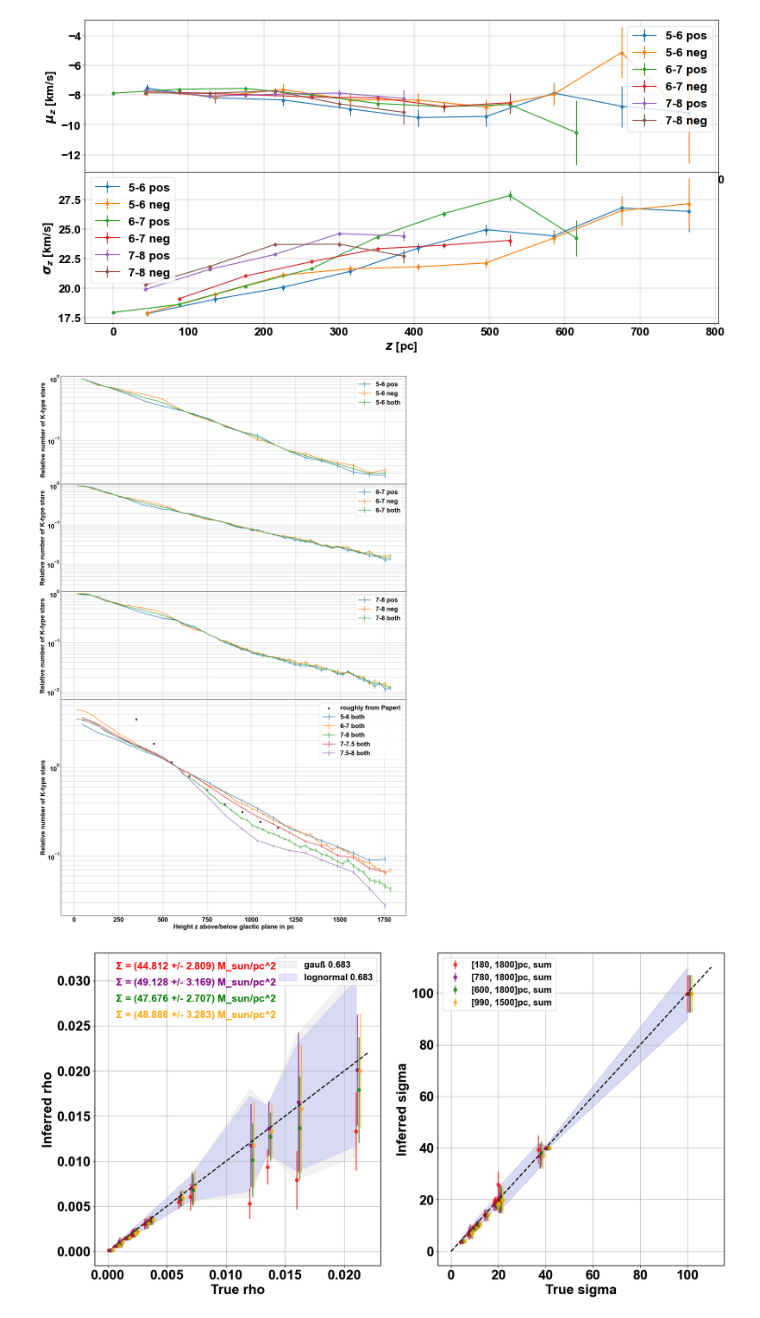
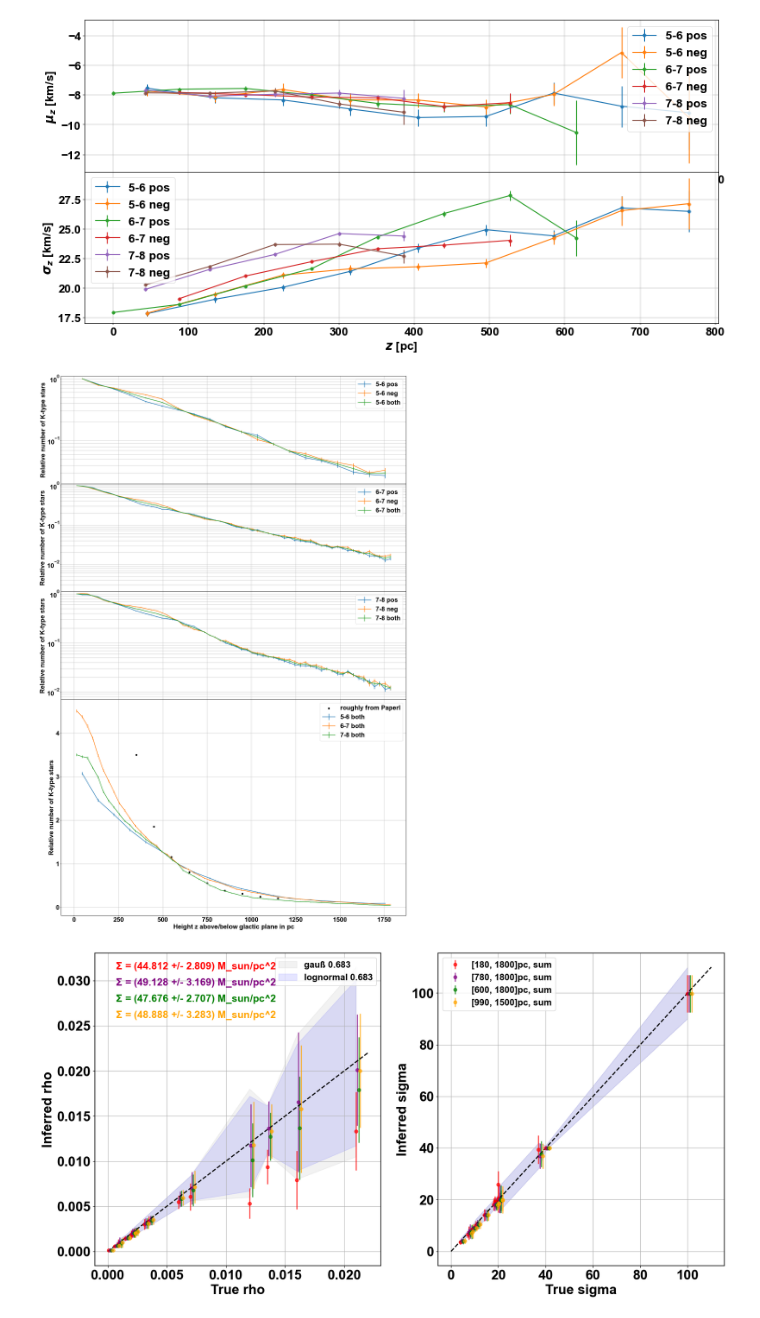
Before and after one commit to rubba0220/Bachelorarbeit, a Jupyter notebook: GaiaDR3_Data ohne prefilter.ipynb, the cells around one changed output. Drawn from its saved outputs; the diff is of its cells as text; code cells hidden in the pictures.

```diff
--- a/GaiaDR3_Data ohne prefilter.ipynb
+++ b/GaiaDR3_Data ohne prefilter.ipynb
@@ -331,6 +327,34 @@ pos_78 = np.where(zz_real_78 >= 0)
 neg_78 = np.where(zz_real_78 < 0)
 n_sum_78 = (n_real_78[pos_78]+np.flip(n_real_78[neg_78]))
 
+n_real_5055 = np.loadtxt('real data/n_5055_o.txt')
+bins_5055 = np.loadtxt('real data/bins_5055_o.txt')
+zz_real_5055 = (bins_5055[1:]+bins_5055[:-1])/2
+pos_5055 = np.where(zz_real_5055 >= 0)
+neg_5055 = np.where(zz_real_5055 < 0)
+n_sum_5055 = (n_real_5055[pos_5055]+np.flip(n_real_5055[neg_5055]))
+
+n_real_5560 = np.loadtxt('real data/n_5560_o.txt')
+bins_5560 = np.loadtxt('real data/bins_5560_o.txt')
+zz_real_5560 = (bins_5560[1:]+bins_5560[:-1])/2
+pos_5560 = np.where(zz_real_5560 >= 0)
+neg_5560 = np.where(zz_real_5560 < 0)
+n_sum_5560 = (n_real_5560[pos_5560]+np.flip(n_real_5560[neg_5560]))
+
+n_real_5065 = np.loadtxt('real data/n_5065_o.txt')
+bins_5065 = np.loadtxt('real data/bins_5065_o.txt')
+zz_real_5065 = (bins_5065[1:]+bins_5065[:-1])/2
+pos_5065 = np.where(zz_real_5065 >= 0)
+neg_5065 = np.where(zz_real_5065 < 0)
+n_sum_5065 = (n_real_5065[pos_5065]+np.flip(n_real_5065[neg_5065]))
+
+n_real_5565 = np.loadtxt('real data/n_5565_o.txt')
+bins_5565 = np.loadtxt('real data/bins_5565_o.txt')
+zz_real_5565 = (bins_5565[1:]+bins_5565[:-1])/2
+pos_5565 = np.where(zz_real_5565 >= 0)
+neg_5565 = np.where(zz_real_5565 < 0)
+n_sum_5565 = (n_real_5565[pos_5565]+np.flip(n_real_5565[neg_5565]))
+
 n_real_7075 = np.loadtxt('real data/n_7075_o.txt')
 bins_7075 = np.loadtxt('real data/bins_7075_o.txt')
 zz_real_7075 = (bins_7075[1:]+bins_7075[:-1])/2
@@ -350,11 +374,19 @@ fig, ax = plt.subplots(4,1, figsize=(20,30), gridspec_kw={'height_ratios': [1, 1
 ax[0].set_yscale("log")
 ax[1].set_yscale("log")
 ax[2].set_yscale("log")
-ax[3].set_yscale("log")
+# ax[3].set_yscale("log")
+# ax[4].set_yscale("log")
 
 ax[0].errorbar(zz_real[pos], n_real[pos]/n_real[pos][0], yerr=np.sqrt(n_real)[pos]/n_real[pos][0], label="5-6 pos")
 ax[0].errorbar(abs(zz_real[neg]), n_real[neg]/n_real[neg][-1], yerr=np.sqrt(n_real)[neg]/n_real[neg][-1], label="5-6 neg")
 ax[0].errorbar(zz_real[pos], n_sum/n_sum[0], yerr=np.sqrt(n_sum)/n_sum[0], label="5-6 both")
+
+# ax[4].errorbar(zz_real_5055[pos_5055], n_real_5055[pos_5055]/n_real_5055[pos_5055][0], yerr=np.sqrt(n_real_5055)[pos_5055]/n_real_5055[pos_5055][0], label="5-5.5 pos")
+# ax[4].errorbar(abs(zz_real_5055[neg_5055]), n_real_5055[neg_5055]/n_real_5055[neg_5055][-1], yerr=np.sqrt(n_real_5055)[neg_5055]/n_real_5055[neg_5055][-1], label="5-5.5 neg")
+# ax[4].errorbar(zz_real_5055[pos_5055], n_sum_5055/n_sum_5055[0], yerr=np.sqrt(n_sum_5055)/n_sum_5055[0], label="5-5.5 both")
+# ax[4].errorbar(zz_real_5560[pos_5560], n_real_5560[pos_5560]/n_real_5560[pos_5560][0], yerr=np.sqrt(n_real_5560)[pos_5560]/n_real_5560[pos_5560][0], label="5.5-6 pos")
+# ax[4].errorbar(abs(zz_real_5560[neg_5560]), n_real_5560[neg_5560]/n_real_5560[neg_5560][-1], yerr=np.sqrt(n_real_5560)[neg_5560]/n_real_5560[neg_5560][-1], label="5.5-6 neg")
+# ax[4].errorbar(zz_real_5560[pos_5560], n_sum_5560/n_sum_5560[0], yerr=np.sqrt(n_sum_5560)/n_sum_5560[0], label="5.5-6 both")
 
 ax[1].errorbar(zz_real_67[pos_67], n_real_67[pos_67]/n_real_67[pos_67][0], yerr=np.sqrt(n_real_67)[pos_67]/n_real_67[pos_67][0], label="6-7 pos")
 ax[1].errorbar(abs(zz_real_67[neg_67]), n_real_67[neg_67]/n_real_67[neg_67][-1], yerr=np.sqrt(n_real_67)[neg_67]/n_real_67[neg_67][-1], label="6-7 neg")
@@ -366,37 +398,48 @@ ax[2].errorbar(zz_real_78[pos_78], n_sum_78/n_sum_78[0], yerr=np.sqrt(n_sum_78)/
 
 ax[3].errorbar(zz_real[pos], n_sum/n_sum[6], yerr=np.sqrt(n_sum)/n_sum[6], label="5-6 both")
 ax[3].errorbar(zz_real_67[pos_67], n_sum_67/n_sum_67[19], yerr=np.sqrt(n_sum_67)/n_sum_67[19], label="6-7 both")
+# ax[3].errorbar(zz_real[pos], n_real[pos]/n_real[pos][6], yerr=np.sqrt(n_real)[pos]/n_real[pos][6], label="5-6 pos")
+# ax[3].errorbar(abs(zz_real[neg]), n_real[neg]/n_real[neg][-7], yerr=np.sqrt(n_real)[neg]/n_real[neg][-7], label="5-6 neg")
+# ax[3].errorbar(zz_real_5055[pos_5055], n_sum_5055/n_sum_5055[6], yerr=np.sqrt(n_sum_5055)/n_sum_5055[6], label="5-5.5 both")
+# ax[3].errorbar(zz_real_5560[pos_5560], n_sum_5560/n_sum_5560[6], yerr=np.sqrt(n_sum_5560)/n_sum_5560[6], label="5.5-6 both")
+# ax[3].errorbar(zz_real_5055[pos_5055], n_real_5055[pos_5055]/n_real_5055[pos_5055][6], yerr=np.sqrt(n_real_5055)[pos_5055]/n_real_5055[pos_5055][6], label="5-5.5 pos")
+# ax[3].errorbar(abs(zz_real_5055[neg_5055]), n_real_5055[neg_5055]/n_real_5055[neg_5055][-7], yerr=np.sqrt(n_real_5055)[neg_5055]/n_real_5055[neg_5055][-7], label="5-5.5 neg")
+# ax[3].errorbar(zz_real_5560[pos_5560], n_real_5560[pos_5560]/n_real_5560[pos_5560][6], yerr=np.sqrt(n_real_5560)[pos_5560]/n_real_5560[pos_5560][6], label="5.5-6 pos")
+# ax[3].errorbar(abs(zz_real_5560[neg_5560]), n_real_5560[neg_5560]/n_real_5560[neg_5560][-7], yerr=np.sqrt(n_real_5560)[neg_5560]/n_real_5560[neg_5560][-7], label="5.5-6 neg")
+# ax[3].errorbar(zz_real_5565[pos_5565], n_sum_5565/n_sum_5565[19], yerr=np.sqrt(n_sum_5565)/n_sum_5565[19], label="5.5-6.5 both")
 ax[3].errorbar(zz_real_78[pos_78], n_sum_78/n_sum_78[19], yerr=np.sqrt(n_sum_78)/n_sum_78[19], label="7-8 both")
-ax[3].errorbar(zz_real_7075[pos_7075], n_sum_7075/n_sum_7075[6], yerr=np.sqrt(n_sum_7075)/n_sum_7075[6], label="7-7.5 both")
-ax[3].errorbar(zz_real_7580[pos_7580], n_sum_7580/n_sum_7580[6], yerr=np.sqrt(n_sum_7580)/n_sum_7580[6], label="7.5-8 both")
+# ax[3].errorbar(zz_real_7075[pos_7075], n_sum_7075/n_sum_7075[6], yerr=np.sqrt(n_sum_7075)/n_sum_7075[6], label="7-7.5 both")
+# ax[3].errorbar(zz_real_7580[pos_7580], n_sum_7580/n_sum_7580[6], yerr=np.sqrt(n_sum_7580)/n_sum_7580[6], label="7.5-8 both")
 zp = [350, 450, 550, 650, 750, 850, 950, 1050, 1150]
 vp = np.array([1, 0.53, 0.33, 0.23, 0.16, 0.11, 0.09, 0.07, 0.06])*3.5
 ax[3].scatter(zp, vp, color='black', label='roughly from PaperI')
 
 ax[3].set_xlabel("Height z above/below glactic plane in pc")
 ax[0].set_ylabel("Relative number of K-type stars")
 ax[1].set_ylabel("Relative number of K-type stars")
 ax[2].set_ylabel("Relative number of K-type stars")
 ax[3].set_ylabel("Relative number of K-type stars")
 
 ax[0].grid(which='both')
 ax[0].legend()
 ax[1].grid(which='both')
 ax[1].legend()
 ax[2].grid(which='both')
 ax[2].legend()
 ax[3].grid(which='both')
 ax[3].legend()
+# ax[4].grid(which='both')
+# ax[4].legend()
 
 ax[0].set_ylim(2e-2, 1.1)
 ax[1].set_ylim(2e-3, 1.1)
 ax[2].set_ylim(7e-3, 1.1)
 
 plt.tight_layout()
 fig.subplots_adjust(hspace=0.0)
 plt.show()
 # %% [output]
-[figure, old version]
+[figure, new version]
 # %%
 def bounds(mean, std):
     mu = jnp.log(mean)-0.5*jnp.log((std/mean)**2+1)
```
Also changed, not shown: parts of 1 cell of this notebook, 23 other files.
